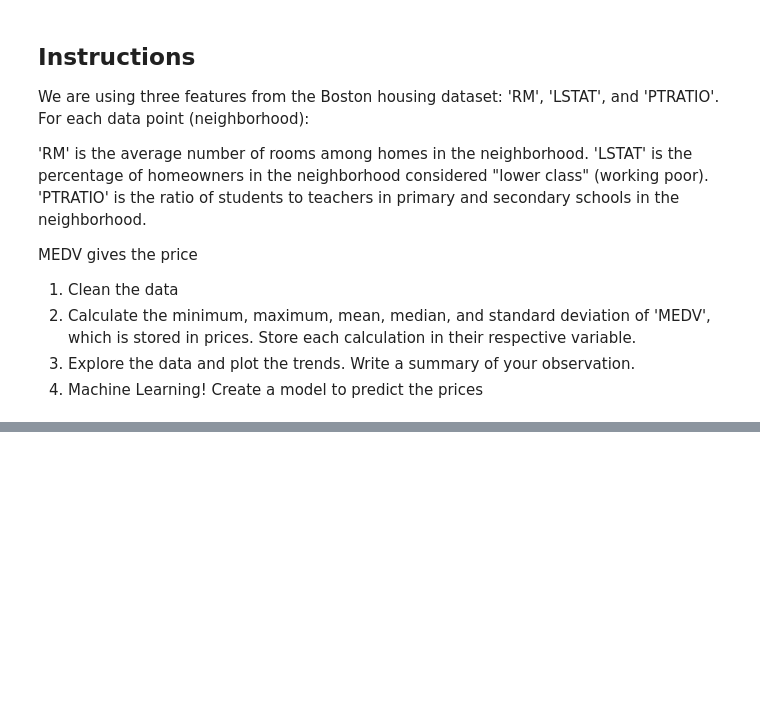
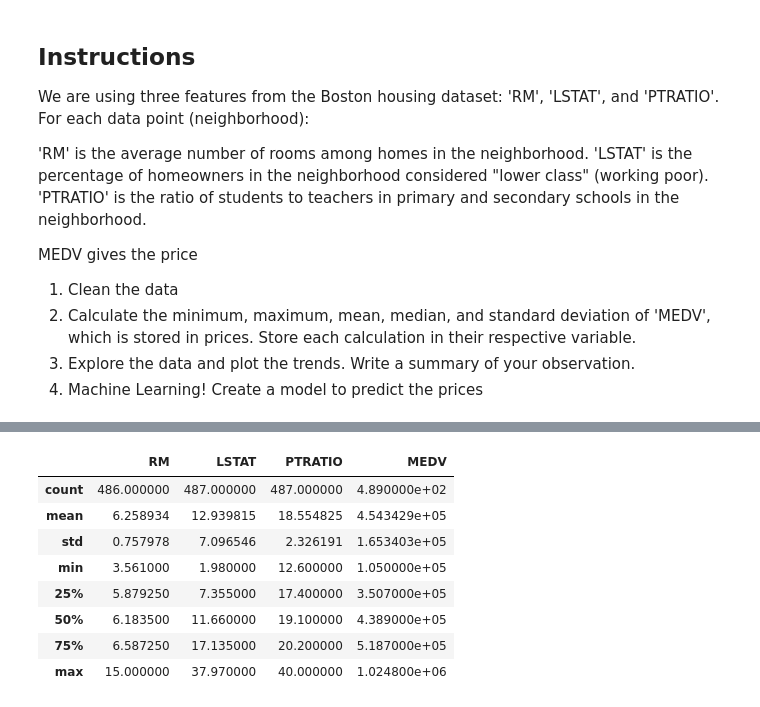
Before and after one commit to andrewjohnaj/data-science-workshop-code, a Jupyter notebook: Practice Notebook - Predict house prices.ipynb, the cells around one changed output, grey strips where cells are left out. Drawn from its saved outputs; the diff is of its cells as text; code cells hidden in the pictures; blank space fills up the shorter version.

```diff
--- a/Practice Notebook - Predict house prices.ipynb
+++ b/Practice Notebook - Predict house prices.ipynb
@@ -18,0 +31,12 @@ MEDV gives the price
+# %%
+housing_data.describe()
+# %% [output]
+|  | RM | LSTAT | PTRATIO | MEDV |
+| count | 486.000000 | 487.000000 | 487.000000 | 4.890000e+02 |
+| mean | 6.258934 | 12.939815 | 18.554825 | 4.543429e+05 |
+| std | 0.757978 | 7.096546 | 2.326191 | 1.653403e+05 |
+| min | 3.561000 | 1.980000 | 12.600000 | 1.050000e+05 |
+| 25% | 5.879250 | 7.355000 | 17.400000 | 3.507000e+05 |
+| 50% | 6.183500 | 11.660000 | 19.100000 | 4.389000e+05 |
+| 75% | 6.587250 | 17.135000 | 20.200000 | 5.187000e+05 |
+| max | 15.000000 | 37.970000 | 40.000000 | 1.024800e+06 |
```
Also changed, not shown: parts of 15 cells of this notebook.
